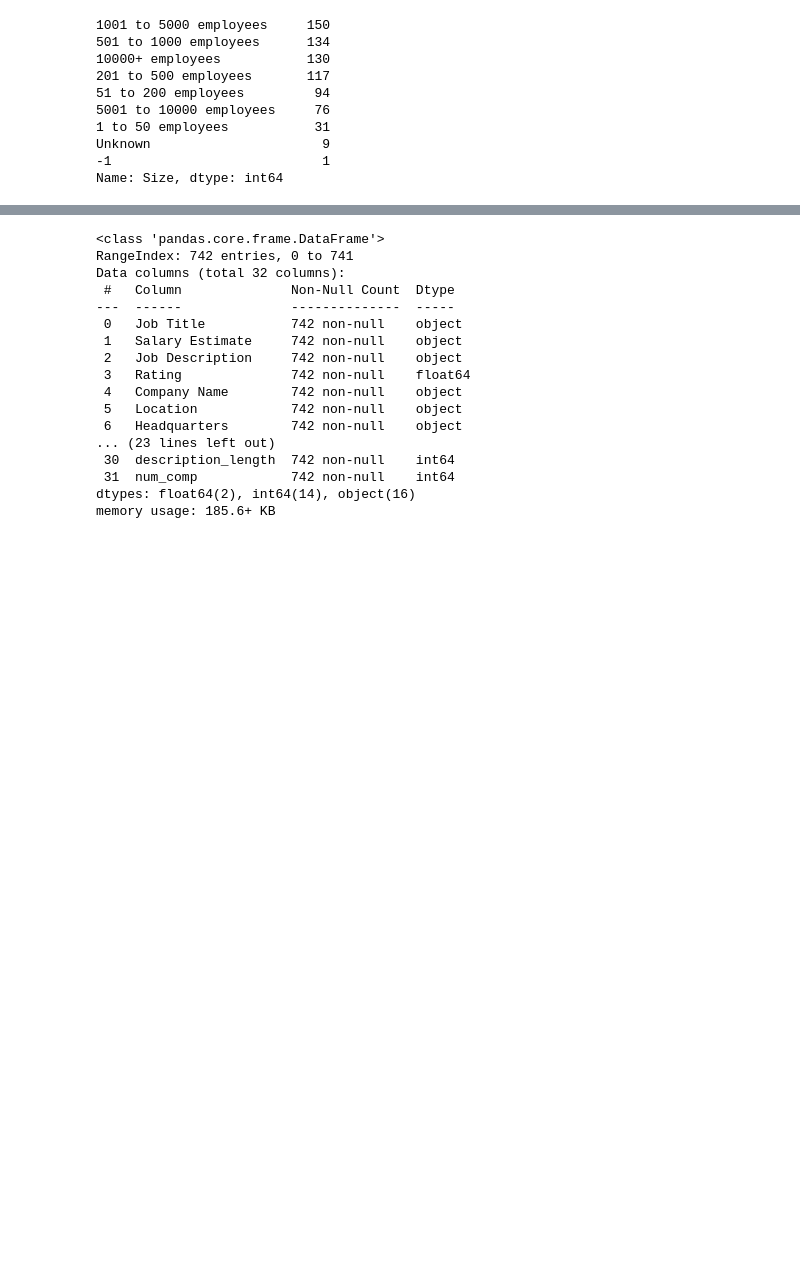
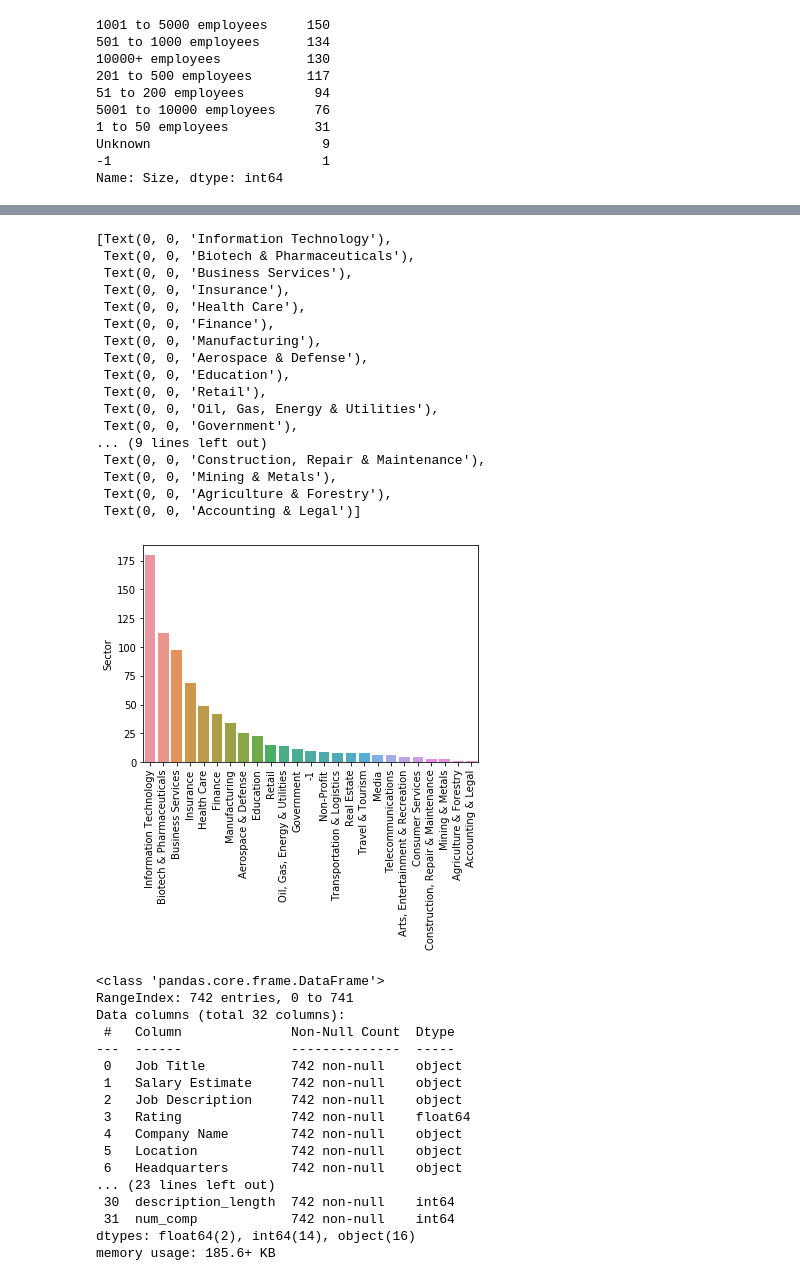
Before and after one commit to navi1910/Data_Scientist_salary_Prediction, a Jupyter notebook: Exploratory_data_analysis.ipynb, the cells around one changed output, grey strips where cells are left out. Drawn from its saved outputs; the diff is of its cells as text; code cells hidden in the pictures; blank space fills up the shorter version.

Commit message:
adding EDA images

```diff
--- a/Exploratory_data_analysis.ipynb
+++ b/Exploratory_data_analysis.ipynb
@@ -308,4 +308,26 @@ graph for Location: total = 200
 ... (28 outputs left out)
+# %%
+plot1 = sns.barplot(x = df["Sector"].value_counts().index, y = df["Sector"].value_counts(), data = df)
+plot1.set_xticklabels(plot1.get_xticklabels(), rotation=90)
+# %% [output]
+[Text(0, 0, 'Information Technology'),
+ Text(0, 0, 'Biotech & Pharmaceuticals'),
+ Text(0, 0, 'Business Services'),
+ Text(0, 0, 'Insurance'),
+ Text(0, 0, 'Health Care'),
+ Text(0, 0, 'Finance'),
+ Text(0, 0, 'Manufacturing'),
+ Text(0, 0, 'Aerospace & Defense'),
+ Text(0, 0, 'Education'),
+ Text(0, 0, 'Retail'),
+ Text(0, 0, 'Oil, Gas, Energy & Utilities'),
+ Text(0, 0, 'Government'),
+... (9 lines left out)
+ Text(0, 0, 'Construction, Repair & Maintenance'),
+ Text(0, 0, 'Mining & Metals'),
+ Text(0, 0, 'Agriculture & Forestry'),
+ Text(0, 0, 'Accounting & Legal')]
+[figure, added]
 # %%
 df.info()
 # %% [output]
```
Also changed, not shown: parts of 11 cells of this notebook, 4 other files.
